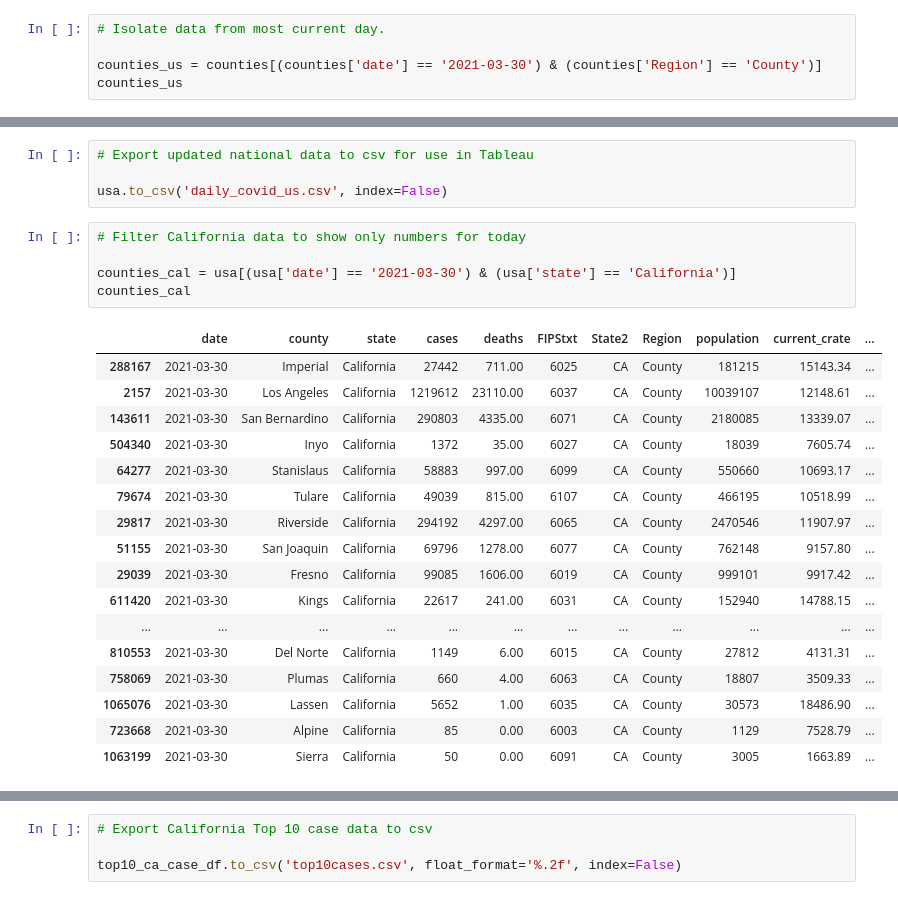
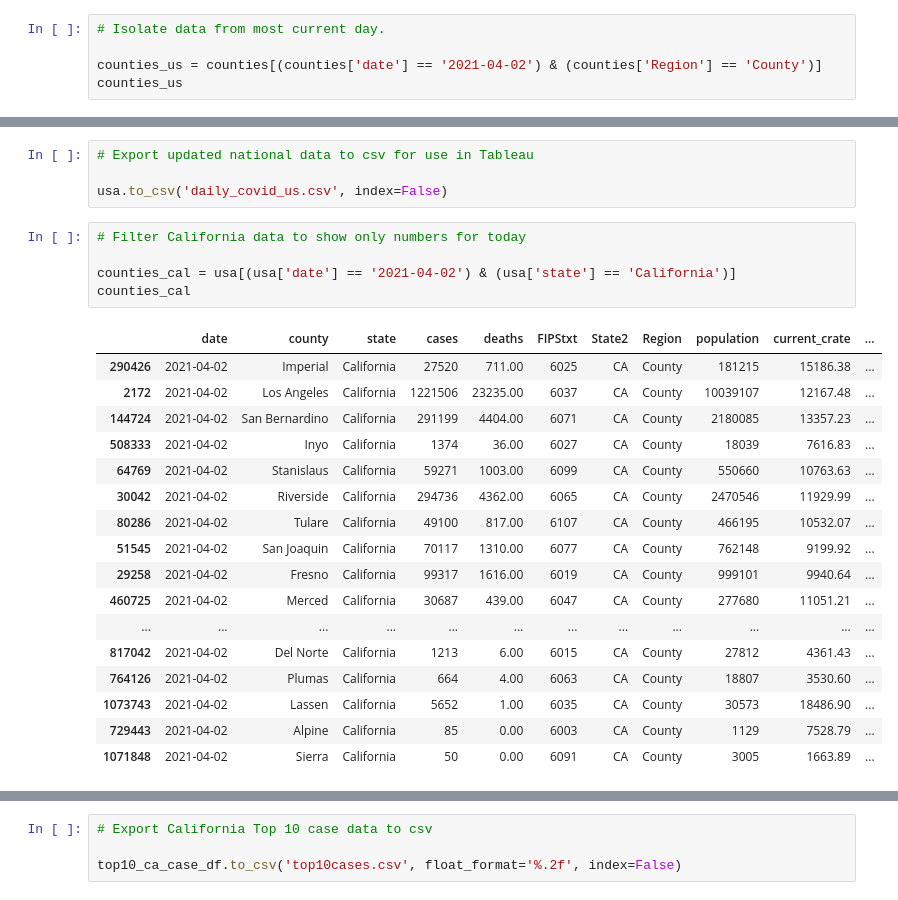
Before and after one commit to menlodoug/covid_crunching, a Jupyter notebook: pandas/COVID_USA.ipynb, the cells around one changed output, grey strips where cells are left out. Cells and saved outputs as stored; diff of their text form.

```diff
--- a/pandas/COVID_USA.ipynb
+++ b/pandas/COVID_USA.ipynb
@@ -94,7 +94,7 @@ counties
 # %%
 # Isolate data from most current day.
 
-counties_us = counties[(counties['date'] == '2021-03-30') & (counties['Region'] == 'County')]
+counties_us = counties[(counties['date'] == '2021-04-02') & (counties['Region'] == 'County')]
 counties_us
 # %% [output]
 |  | date | county | state | cases | deaths | FIPStxt | State2 | Region | population | current_crate | ... |
@@ -247,26 +247,26 @@ usa.to_csv('daily_covid_us.csv', index=False)
 # %%
 # Filter California data to show only numbers for today
 
-counties_cal = usa[(usa['date'] == '2021-03-30') & (usa['state'] == 'California')]
+counties_cal = usa[(usa['date'] == '2021-04-02') & (usa['state'] == 'California')]
 counties_cal
 # %% [output]
 |  | date | county | state | cases | deaths | FIPStxt | State2 | Region | population | current_crate | ... |
-| 288167 | 2021-03-30 | Imperial | California | 27442 | 711.00 | 6025 | CA | County | 181215 | 15143.34 | ... |
-| 2157 | 2021-03-30 | Los Angeles | California | 1219612 | 23110.00 | 6037 | CA | County | 10039107 | 12148.61 | ... |
-| 143611 | 2021-03-30 | San Bernardino | California | 290803 | 4335.00 | 6071 | CA | County | 2180085 | 13339.07 | ... |
-| 504340 | 2021-03-30 | Inyo | California | 1372 | 35.00 | 6027 | CA | County | 18039 | 7605.74 | ... |
-| 64277 | 2021-03-30 | Stanislaus | California | 58883 | 997.00 | 6099 | CA | County | 550660 | 10693.17 | ... |
-| 79674 | 2021-03-30 | Tulare | California | 49039 | 815.00 | 6107 | CA | County | 466195 | 10518.99 | ... |
-| 29817 | 2021-03-30 | Riverside | California | 294192 | 4297.00 | 6065 | CA | County | 2470546 | 11907.97 | ... |
-| 51155 | 2021-03-30 | San Joaquin | California | 69796 | 1278.00 | 6077 | CA | County | 762148 | 9157.80 | ... |
-| 29039 | 2021-03-30 | Fresno | California | 99085 | 1606.00 | 6019 | CA | County | 999101 | 9917.42 | ... |
-| 611420 | 2021-03-30 | Kings | California | 22617 | 241.00 | 6031 | CA | County | 152940 | 14788.15 | ... |
+| 290426 | 2021-04-02 | Imperial | California | 27520 | 711.00 | 6025 | CA | County | 181215 | 15186.38 | ... |
+| 2172 | 2021-04-02 | Los Angeles | California | 1221506 | 23235.00 | 6037 | CA | County | 10039107 | 12167.48 | ... |
+| 144724 | 2021-04-02 | San Bernardino | California | 291199 | 4404.00 | 6071 | CA | County | 2180085 | 13357.23 | ... |
+| 508333 | 2021-04-02 | Inyo | California | 1374 | 36.00 | 6027 | CA | County | 18039 | 7616.83 | ... |
+| 64769 | 2021-04-02 | Stanislaus | California | 59271 | 1003.00 | 6099 | CA | County | 550660 | 10763.63 | ... |
+| 30042 | 2021-04-02 | Riverside | California | 294736 | 4362.00 | 6065 | CA | County | 2470546 | 11929.99 | ... |
+| 80286 | 2021-04-02 | Tulare | California | 49100 | 817.00 | 6107 | CA | County | 466195 | 10532.07 | ... |
+| 51545 | 2021-04-02 | San Joaquin | California | 70117 | 1310.00 | 6077 | CA | County | 762148 | 9199.92 | ... |
+| 29258 | 2021-04-02 | Fresno | California | 99317 | 1616.00 | 6019 | CA | County | 999101 | 9940.64 | ... |
+| 460725 | 2021-04-02 | Merced | California | 30687 | 439.00 | 6047 | CA | County | 277680 | 11051.21 | ... |
 | ... | ... | ... | ... | ... | ... | ... | ... | ... | ... | ... | ... |
-| 810553 | 2021-03-30 | Del Norte | California | 1149 | 6.00 | 6015 | CA | County | 27812 | 4131.31 | ... |
-| 758069 | 2021-03-30 | Plumas | California | 660 | 4.00 | 6063 | CA | County | 18807 | 3509.33 | ... |
-| 1065076 | 2021-03-30 | Lassen | California | 5652 | 1.00 | 6035 | CA | County | 30573 | 18486.90 | ... |
-| 723668 | 2021-03-30 | Alpine | California | 85 | 0.00 | 6003 | CA | County | 1129 | 7528.79 | ... |
-| 1063199 | 2021-03-30 | Sierra | California | 50 | 0.00 | 6091 | CA | County | 3005 | 1663.89 | ... |
+| 817042 | 2021-04-02 | Del Norte | California | 1213 | 6.00 | 6015 | CA | County | 27812 | 4361.43 | ... |
+| 764126 | 2021-04-02 | Plumas | California | 664 | 4.00 | 6063 | CA | County | 18807 | 3530.60 | ... |
+| 1073743 | 2021-04-02 | Lassen | California | 5652 | 1.00 | 6035 | CA | County | 30573 | 18486.90 | ... |
+| 729443 | 2021-04-02 | Alpine | California | 85 | 0.00 | 6003 | CA | County | 1129 | 7528.79 | ... |
+| 1071848 | 2021-04-02 | Sierra | California | 50 | 0.00 | 6091 | CA | County | 3005 | 1663.89 | ... |
 # %%
 # Show top 10 California counties based on largest current infection rate
 
```
Also changed, not shown: parts of 14 cells of this notebook, 32 other files.
